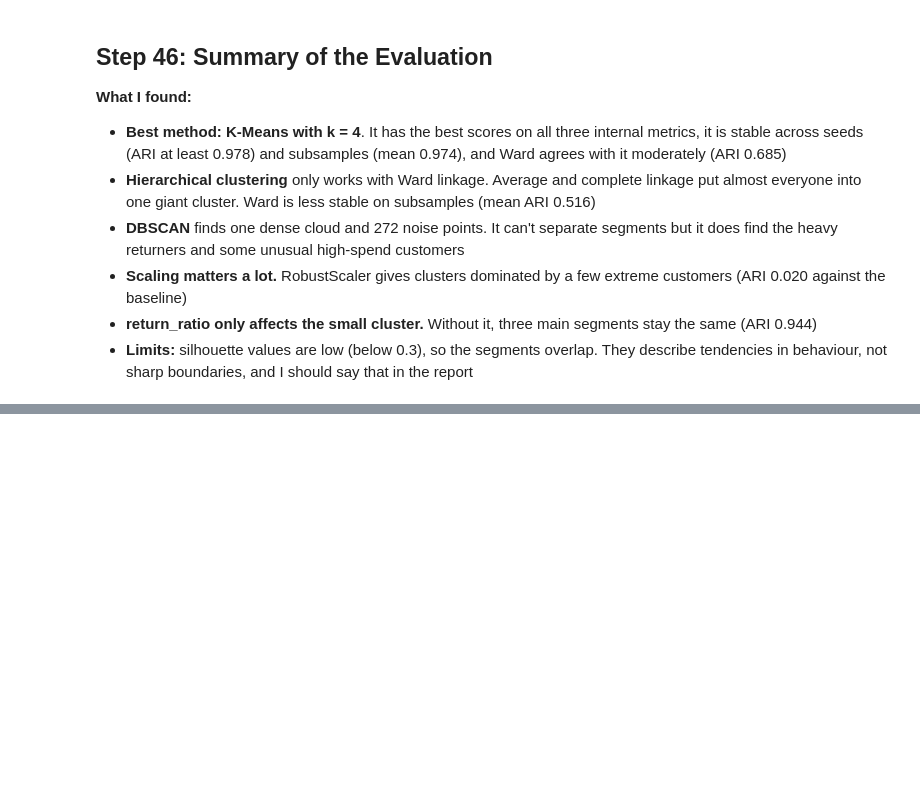
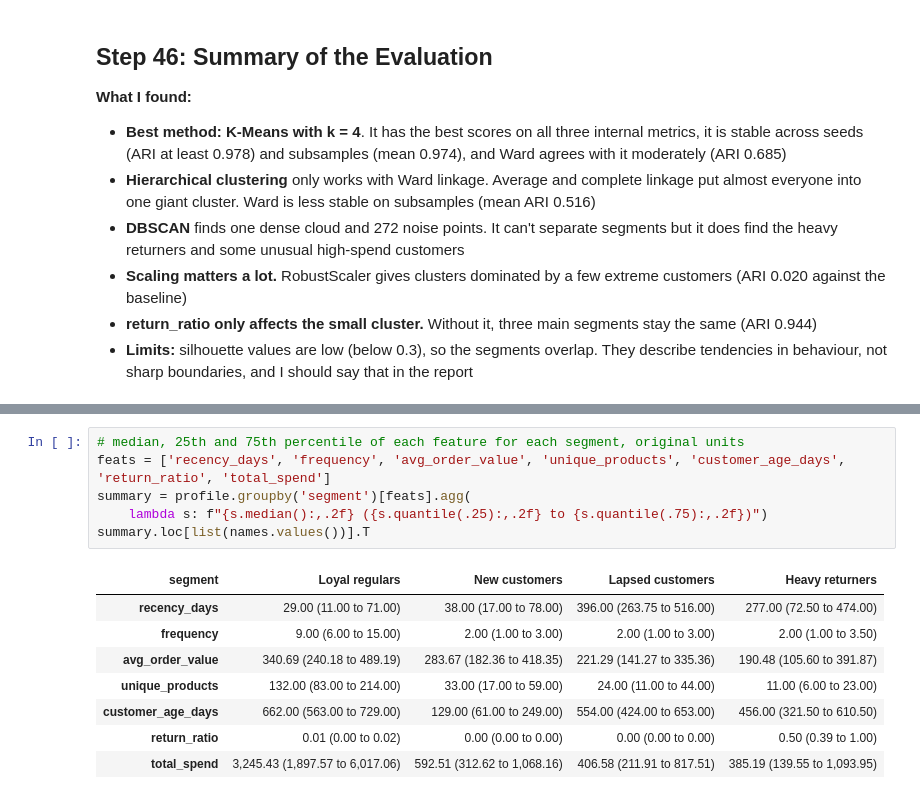
Before and after one commit to samyyy2311/Unsupervised_Learning, a Jupyter notebook: Unsupervised_Learning.ipynb, the cells around one changed output, grey strips where cells are left out. Cells and saved outputs as stored; diff of their text form; blank space fills up the shorter version.

```diff
--- a/Unsupervised_Learning.ipynb
+++ b/Unsupervised_Learning.ipynb
@@ -1721,0 +1761,15 @@ pd.DataFrame({'K-Means': ari_km, 'Ward': ari_ward}).describe().loc[['mean', 'min
+# %%
+# median, 25th and 75th percentile of each feature for each segment, original units
+feats = ['recency_days', 'frequency', 'avg_order_value', 'unique_products', 'customer_age_days', 'return_ratio', 'total_spend']
+summary = profile.groupby('segment')[feats].agg(
+    lambda s: f"{s.median():,.2f} ({s.quantile(.25):,.2f} to {s.quantile(.75):,.2f})")
+summary.loc[list(names.values())].T
+# %% [output]
+| segment | Loyal regulars | New customers | Lapsed customers | Heavy returners |
+| recency_days | 29.00 (11.00 to 71.00) | 38.00 (17.00 to 78.00) | 396.00 (263.75 to 516.00) | 277.00 (72.50 to 474.00) |
+| frequency | 9.00 (6.00 to 15.00) | 2.00 (1.00 to 3.00) | 2.00 (1.00 to 3.00) | 2.00 (1.00 to 3.50) |
+| avg_order_value | 340.69 (240.18 to 489.19) | 283.67 (182.36 to 418.35) | 221.29 (141.27 to 335.36) | 190.48 (105.60 to 391.87) |
+| unique_products | 132.00 (83.00 to 214.00) | 33.00 (17.00 to 59.00) | 24.00 (11.00 to 44.00) | 11.00 (6.00 to 23.00) |
+| customer_age_days | 662.00 (563.00 to 729.00) | 129.00 (61.00 to 249.00) | 554.00 (424.00 to 653.00) | 456.00 (321.50 to 610.50) |
+| return_ratio | 0.01 (0.00 to 0.02) | 0.00 (0.00 to 0.00) | 0.00 (0.00 to 0.00) | 0.50 (0.39 to 1.00) |
+| total_spend | 3,245.43 (1,897.57 to 6,017.06) | 592.51 (312.62 to 1,068.16) | 406.58 (211.91 to 817.51) | 385.19 (139.55 to 1,093.95) |
```
Also changed, not shown: parts of 17 cells of this notebook.
